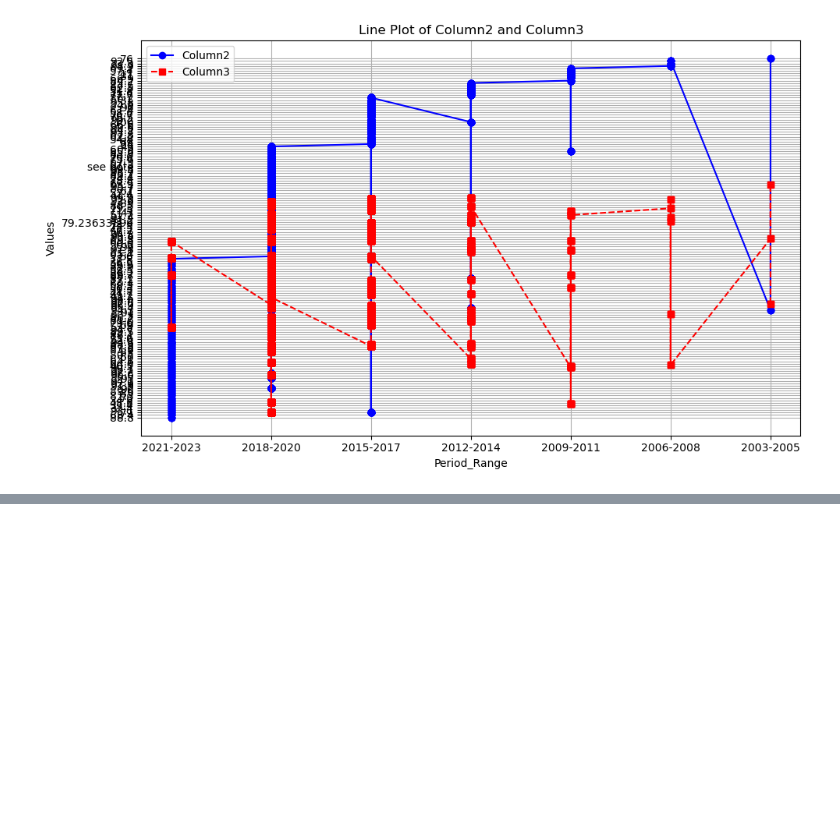
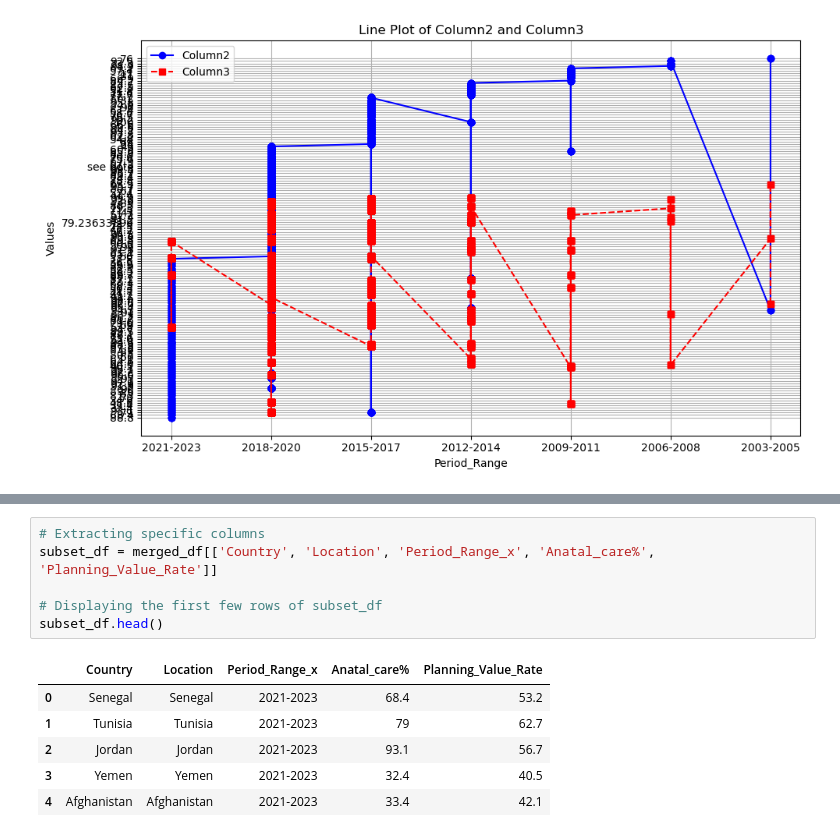
Before and after one commit to laurar9889/Project_3_Team_1, a Jupyter notebook: correlation.ipynb, the cells around one changed output, grey strips where cells are left out. Saved outputs shown, nothing was run; the diff lists cells and outputs as text; blank space fills up the shorter version.

```diff
--- a/correlation.ipynb
+++ b/correlation.ipynb
@@ -161,0 +176,13 @@ plt.show()
+# %%
+# Extracting specific columns
+subset_df = merged_df[['Country', 'Location', 'Period_Range_x', 'Anatal_care%', 'Planning_Value_Rate']]
+
+# Displaying the first few rows of subset_df
+subset_df.head()
+# %% [output]
+|  | Country | Location | Period_Range_x | Anatal_care% | Planning_Value_Rate |
+| 0 | Senegal | Senegal | 2021-2023 | 68.4 | 53.2 |
+| 1 | Tunisia | Tunisia | 2021-2023 | 79 | 62.7 |
+| 2 | Jordan | Jordan | 2021-2023 | 93.1 | 56.7 |
+| 3 | Yemen | Yemen | 2021-2023 | 32.4 | 40.5 |
+| 4 | Afghanistan | Afghanistan | 2021-2023 | 33.4 | 42.1 |
```
Also changed, not shown: parts of 4 cells of this notebook.
